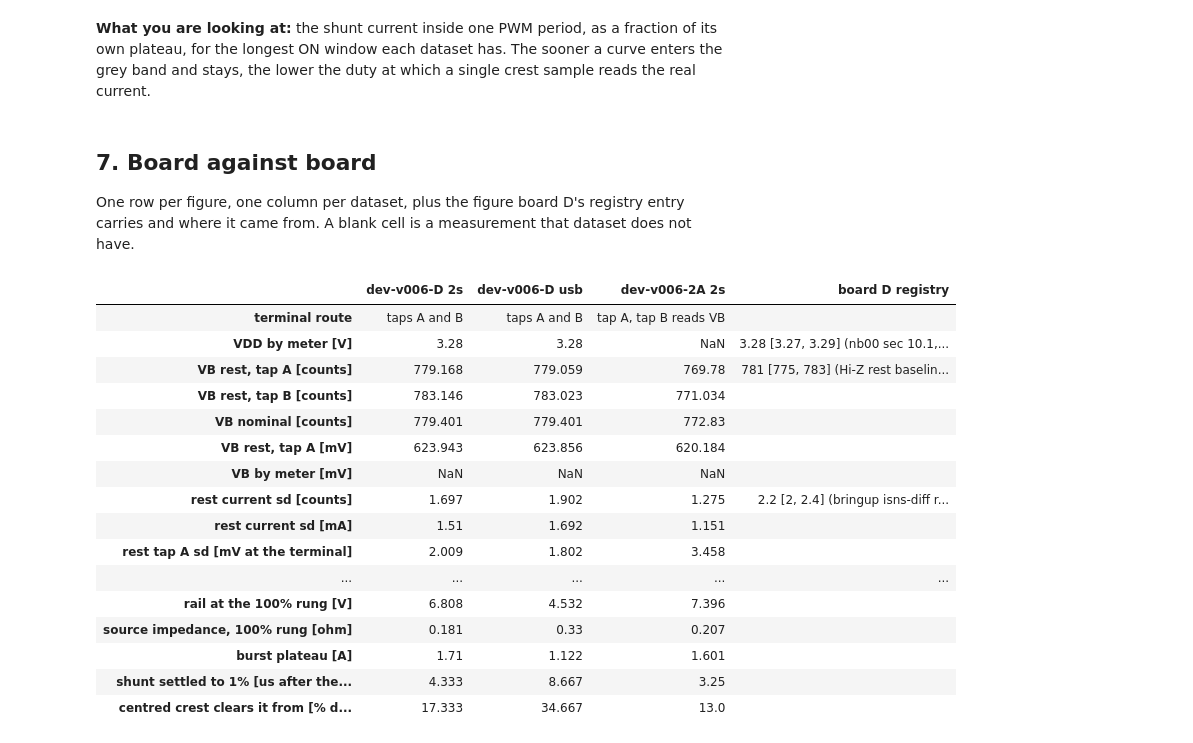
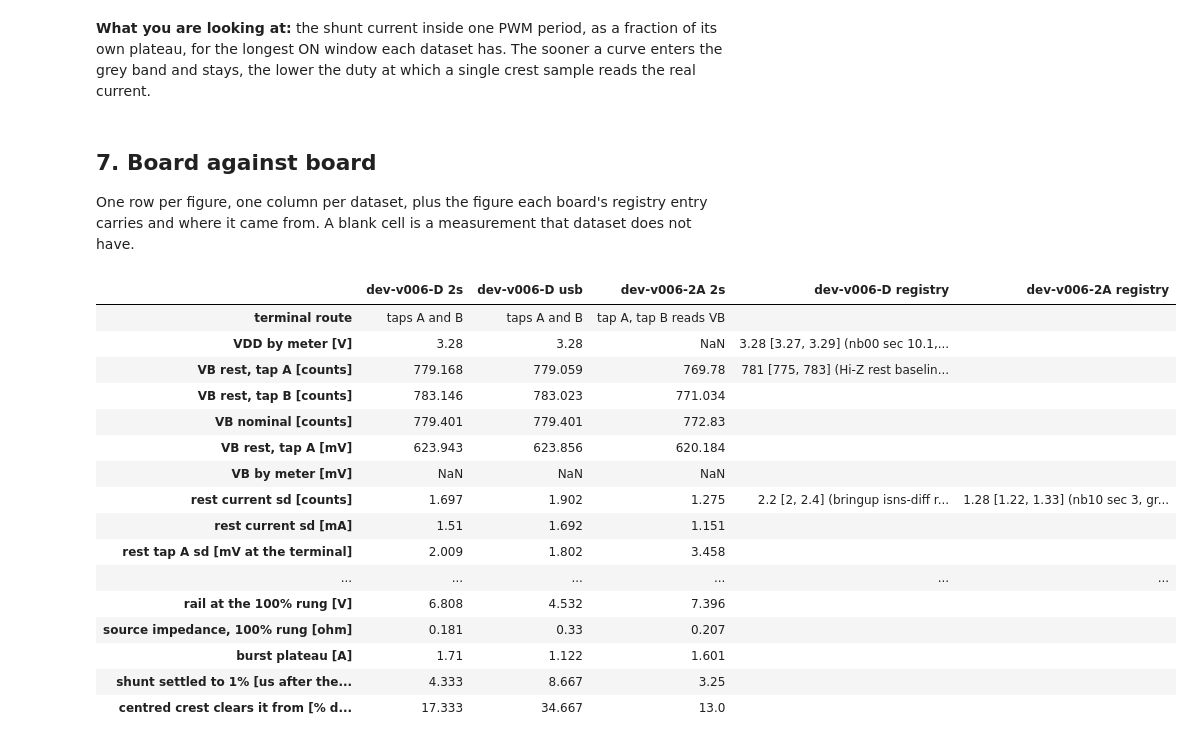
Before and after one commit to OpenServoCore/open-servo-core, a Jupyter notebook: notebooks/10-sense-chain-boards.ipynb, the cells around one changed output. Drawn from its saved outputs; the diff is of its cells as text; code cells hidden in the pictures.

Commit message:
notebooks: carry the rev 2a sense figures in its registry entry

```diff
--- a/notebooks/10-sense-chain-boards.ipynb
+++ b/notebooks/10-sense-chain-boards.ipynb
@@ -791,42 +793,50 @@ and stays, the lower the duty at which a single crest sample reads the real curr
 # %% [markdown]
 ## 7. Board against board
 
-One row per figure, one column per dataset, plus the figure board D's registry entry carries
-and where it came from. A blank cell is a measurement that dataset does not have.
+One row per figure, one column per dataset, plus the figure each board's registry entry
+carries and where it came from. A blank cell is a measurement that dataset does not have.
 # %%
-REG = oscnb.boards.BOARDS["dev-v006-D"].measured
 REGISTRY = {
-    "VDD by meter [V]": "vdd_measured",
-    "VB rest, tap A [counts]": "vb_bias_measured",
-    "rest current sd [counts]": "opa_noise_floor_measured",
-    "terminal vs meter, worst vs midpoint [%]": "terminal_chain_measured",
-    "current vs meter, mean [%]": "current_chain_scale_measured",
-    "crest honest from, A high [% duty]": "crest_floor_measured",
+    "dev-v006-D": {
+        "VDD by meter [V]": "vdd_measured",
+        "VB rest, tap A [counts]": "vb_bias_measured",
+        "rest current sd [counts]": "opa_noise_floor_measured",
+        "terminal vs meter, worst vs midpoint [%]": "terminal_chain_measured",
+        "current vs meter, mean [%]": "current_chain_scale_measured",
+        "crest honest from, A high [% duty]": "crest_floor_measured",
+    },
+    "dev-v006-2A": {
+        "rest current sd [counts]": "rest_current_noise_measured",
+        "current vs meter, mean [%]": "current_chain_scale_measured",
+        "crest honest from, A high [% duty]": "crest_floor_measured",
+    },
 }
 table = pd.DataFrame({LABEL[k]: CARD[k] for k in GDS})
-table["board D registry"] = [
-    (f"{REG[REGISTRY[q]].value:g} [{REG[REGISTRY[q]].lo:g}, {REG[REGISTRY[q]].hi:g}] "
-     f"({REG[REGISTRY[q]].source})") if q in REGISTRY else "" for q in table.index]
+for key, rows in REGISTRY.items():
+    reg = oscnb.boards.BOARDS[key].measured
+    table[f"{key} registry"] = [
+        (f"{reg[rows[q]].value:g} [{reg[rows[q]].lo:g}, {reg[rows[q]].hi:g}] "
+         f"({reg[rows[q]].source})") if q in rows else "" for q in table.index]
 pd.set_option("display.max_colwidth", 70)
 table.map(lambda v: round(v, 3) if isinstance(v, float) else v)
 # %% [output]
-|  | dev-v006-D 2s | dev-v006-D usb | dev-v006-2A 2s | board D registry |
-| terminal route | taps A and B | taps A and B | tap A, tap B reads VB |  |
-| VDD by meter [V] | 3.28 | 3.28 | NaN | 3.28 [3.27, 3.29] (nb00 sec 10.1,... |
-| VB rest, tap A [counts] | 779.168 | 779.059 | 769.78 | 781 [775, 783] (Hi-Z rest baselin... |
-| VB rest, tap B [counts] | 783.146 | 783.023 | 771.034 |  |
-| VB nominal [counts] | 779.401 | 779.401 | 772.83 |  |
-| VB rest, tap A [mV] | 623.943 | 623.856 | 620.184 |  |
-| VB by meter [mV] | NaN | NaN | NaN |  |
-| rest current sd [counts] | 1.697 | 1.902 | 1.275 | 2.2 [2, 2.4] (bringup isns-diff r... |
-| rest current sd [mA] | 1.51 | 1.692 | 1.151 |  |
-| rest tap A sd [mV at the terminal] | 2.009 | 1.802 | 3.458 |  |
-| ... | ... | ... | ... | ... |
-| rail at the 100% rung [V] | 6.808 | 4.532 | 7.396 |  |
-| source impedance, 100% rung [ohm] | 0.181 | 0.33 | 0.207 |  |
-| burst plateau [A] | 1.71 | 1.122 | 1.601 |  |
-| shunt settled to 1% [us after the... | 4.333 | 8.667 | 3.25 |  |
-| centred crest clears it from [% d... | 17.333 | 34.667 | 13.0 |  |
+|  | dev-v006-D 2s | dev-v006-D usb | dev-v006-2A 2s | dev-v006-D registry | dev-v006-2A registry |
+| terminal route | taps A and B | taps A and B | tap A, tap B reads VB |  |  |
+| VDD by meter [V] | 3.28 | 3.28 | NaN | 3.28 [3.27, 3.29] (nb00 sec 10.1,... |  |
+| VB rest, tap A [counts] | 779.168 | 779.059 | 769.78 | 781 [775, 783] (Hi-Z rest baselin... |  |
+| VB rest, tap B [counts] | 783.146 | 783.023 | 771.034 |  |  |
+| VB nominal [counts] | 779.401 | 779.401 | 772.83 |  |  |
+| VB rest, tap A [mV] | 623.943 | 623.856 | 620.184 |  |  |
+| VB by meter [mV] | NaN | NaN | NaN |  |  |
+| rest current sd [counts] | 1.697 | 1.902 | 1.275 | 2.2 [2, 2.4] (bringup isns-diff r... | 1.28 [1.22, 1.33] (nb10 sec 3, gr... |
+| rest current sd [mA] | 1.51 | 1.692 | 1.151 |  |  |
+| rest tap A sd [mV at the terminal] | 2.009 | 1.802 | 3.458 |  |  |
+| ... | ... | ... | ... | ... | ... |
+| rail at the 100% rung [V] | 6.808 | 4.532 | 7.396 |  |  |
+| source impedance, 100% rung [ohm] | 0.181 | 0.33 | 0.207 |  |  |
+| burst plateau [A] | 1.71 | 1.122 | 1.601 |  |  |
+| shunt settled to 1% [us after the... | 4.333 | 8.667 | 3.25 |  |  |
+| centred crest clears it from [% d... | 17.333 | 34.667 | 13.0 |  |  |
 # %% [markdown]
 Board D's column agrees with notebook 00 section 10 everywhere it overlaps. VDD is 3.28 V. The
 terminal chain is within 0.44% of the meter's band on all five metered laps, 0.67% from the
```
Also changed, not shown: parts of 4 cells of this notebook, 1 other file.
